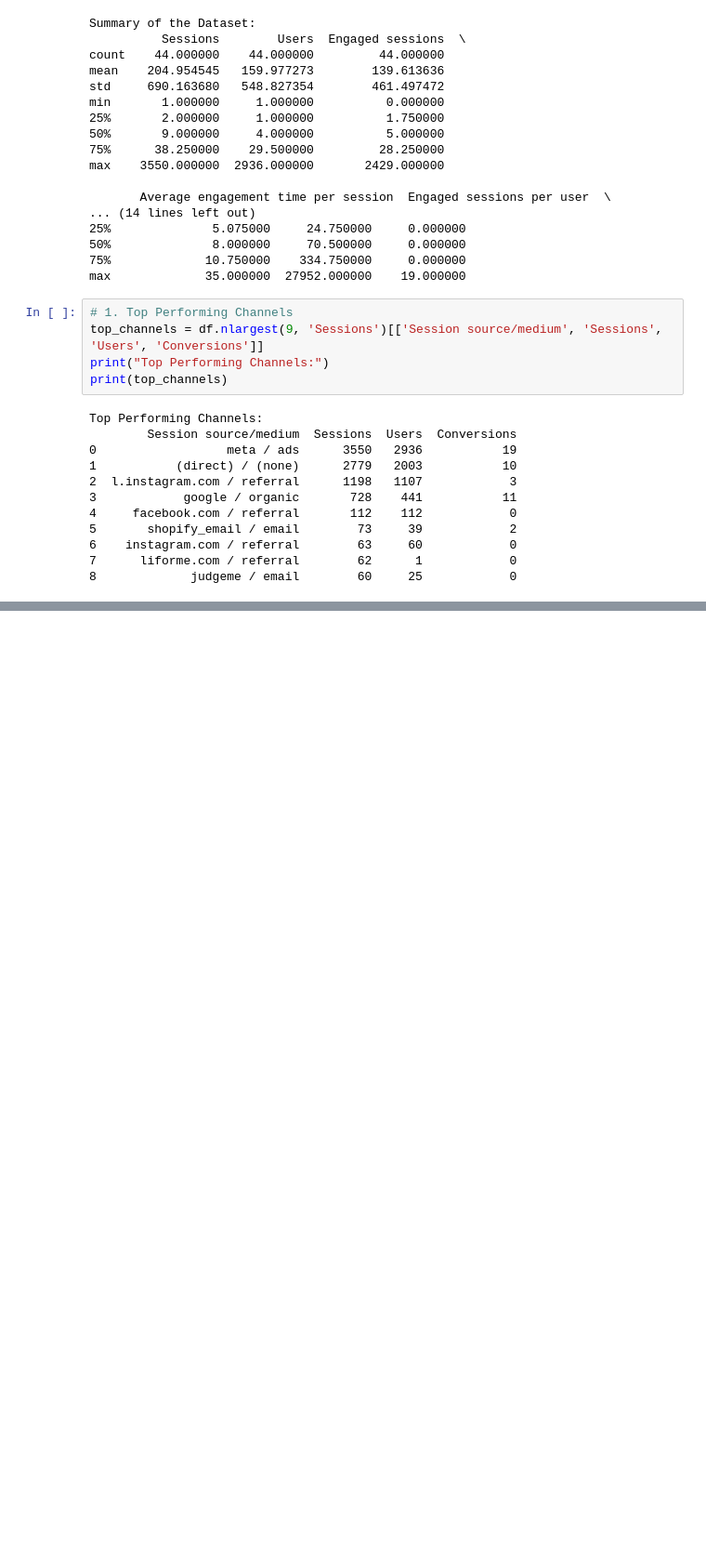
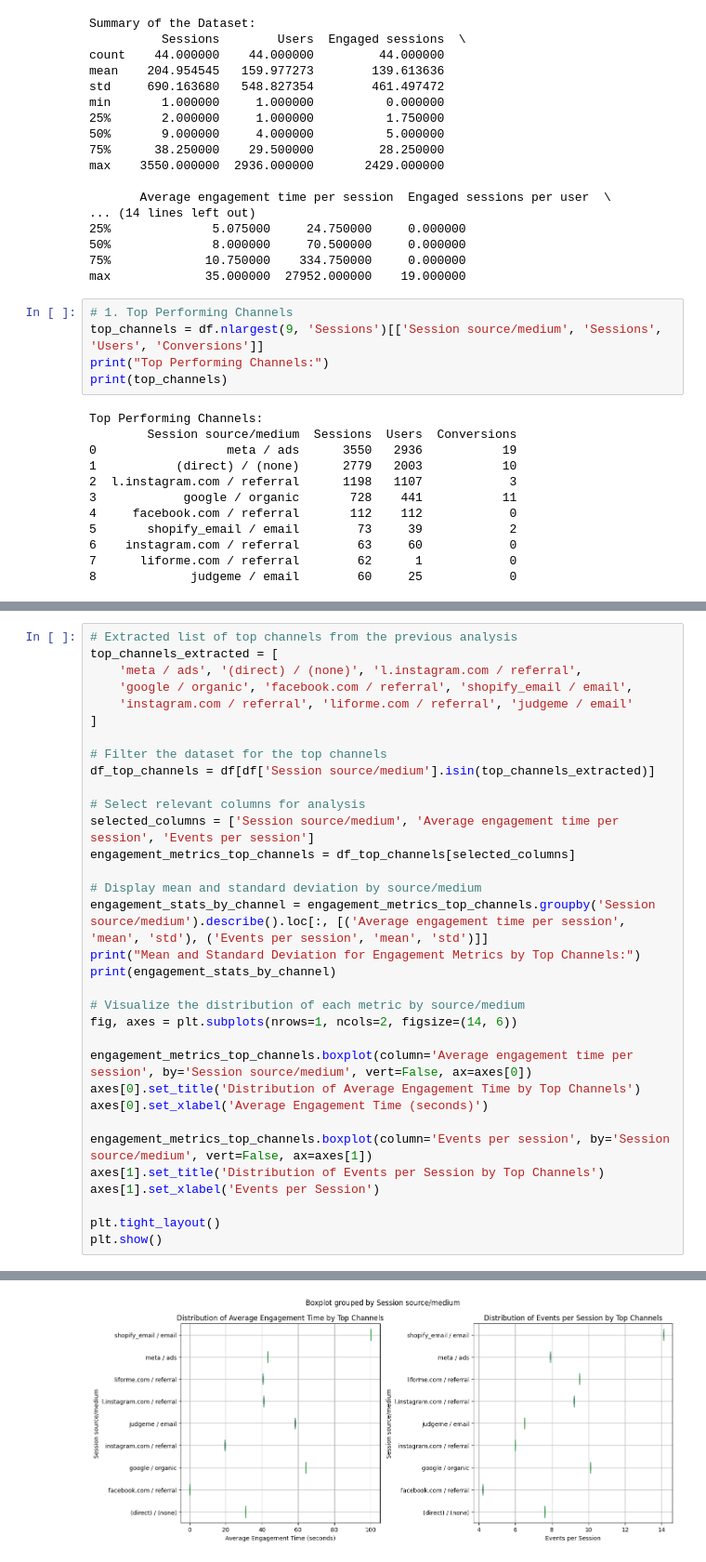
Before and after one commit to datagourmet/bigquery, a Jupyter notebook: 2023_session_analysis.ipynb, the cells around one changed output, grey strips where cells are left out. Shown at 93% size. Cells and saved outputs as stored; diff of their text form; blank space fills up the shorter version.

```diff
--- a/2023_session_analysis.ipynb
+++ b/2023_session_analysis.ipynb
@@ -46,0 +115,34 @@ Top Performing Channels:
+# %%
+# Extracted list of top channels from the previous analysis
+top_channels_extracted = [
+    'meta / ads', '(direct) / (none)', 'l.instagram.com / referral',
+    'google / organic', 'facebook.com / referral', 'shopify_email / email',
+    'instagram.com / referral', 'liforme.com / referral', 'judgeme / email'
+]
+
+# Filter the dataset for the top channels
+df_top_channels = df[df['Session source/medium'].isin(top_channels_extracted)]
+
+# Select relevant columns for analysis
+selected_columns = ['Session source/medium', 'Average engagement time per session', 'Events per session']
+engagement_metrics_top_channels = df_top_channels[selected_columns]
+
+# Display mean and standard deviation by source/medium
+engagement_stats_by_channel = engagement_metrics_top_channels.groupby('Session source/medium').describe().loc[:, [('Average engagement time per session', 'mean', 'std'), ('Events per session', 'mean', 'std')]]
+print("Mean and Standard Deviation for Engagement Metrics by Top Channels:")
+print(engagement_stats_by_channel)
+
+# Visualize the distribution of each metric by source/medium
+fig, axes = plt.subplots(nrows=1, ncols=2, figsize=(14, 6))
+
+engagement_metrics_top_channels.boxplot(column='Average engagement time per session', by='Session source/medium', vert=False, ax=axes[0])
+axes[0].set_title('Distribution of Average Engagement Time by Top Channels')
+axes[0].set_xlabel('Average Engagement Time (seconds)')
+
+engagement_metrics_top_channels.boxplot(column='Events per session', by='Session source/medium', vert=False, ax=axes[1])
+axes[1].set_title('Distribution of Events per Session by Top Channels')
+axes[1].set_xlabel('Events per Session')
+
+plt.tight_layout()
+plt.show()
+# %% [output]
@@ -46,0 +166 @@ Top Performing Channels:
+[figure, added]
```
Also changed, not shown: parts of 5 cells of this notebook.
